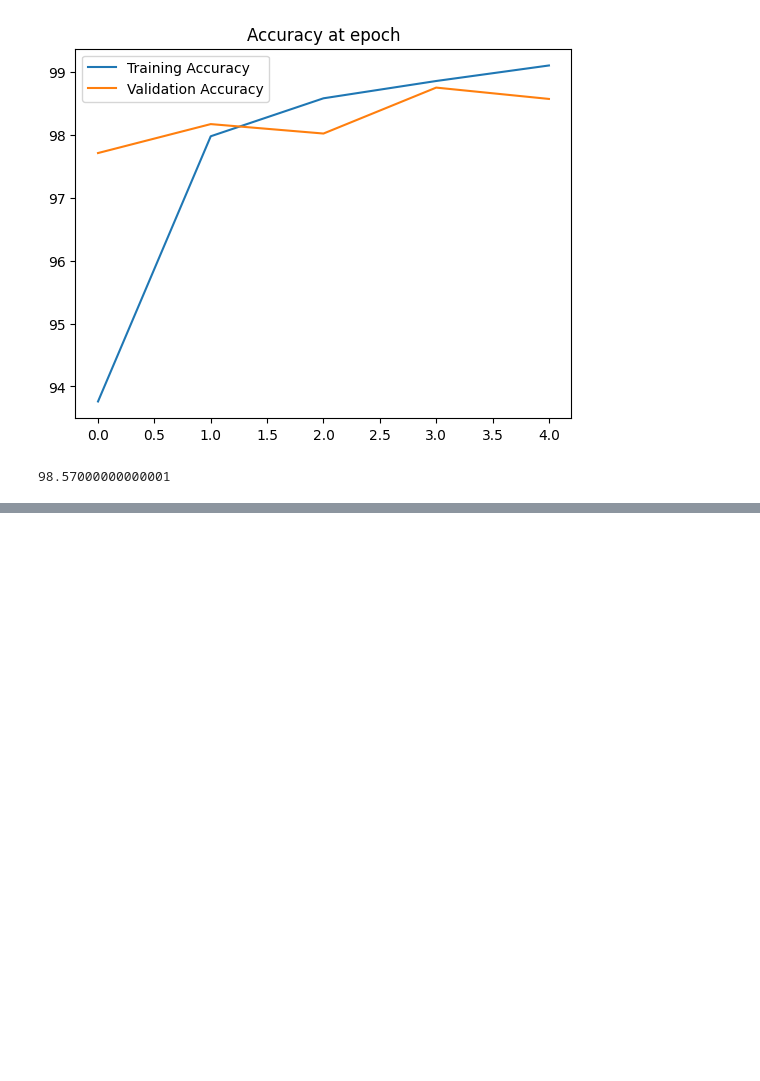
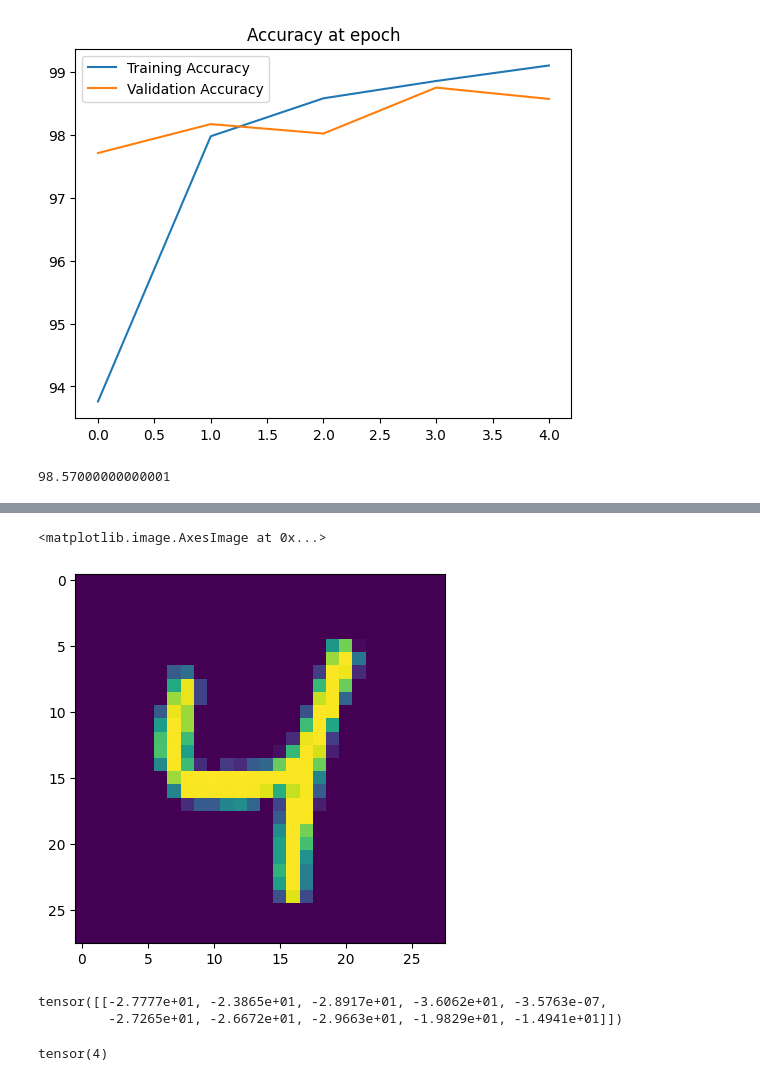
Before and after one commit to looooore/Pytorch_CNN, a Jupyter notebook: CNN.ipynb, the cells around one changed output, grey strips where cells are left out. Cells and saved outputs as stored; diff of their text form; code cells hidden in the pictures; blank space fills up the shorter version.

```diff
--- a/CNN.ipynb
+++ b/CNN.ipynb
@@ -253,0 +317,6 @@ correct.item()/len(test_data)*100
+# %%
+# Show the image
+plt.imshow(test_data[9347][0].reshape(28,28))
+# %% [output]
+<matplotlib.image.AxesImage at 0x...>
+[figure, added]
@@ -253,0 +328,10 @@ correct.item()/len(test_data)*100
+# %%
+# Chech the new prediction...get probabilities
+new_prediction
+# %% [output]
+tensor([[-2.7777e+01, -2.3865e+01, -2.8917e+01, -3.6062e+01, -3.5763e-07,
+         -2.7265e+01, -2.6672e+01, -2.9663e+01, -1.9829e+01, -1.4941e+01]])
+# %%
+new_prediction.argmax()
+# %% [output]
+tensor(4)
```
Also changed, not shown: parts of 4 cells of this notebook.
